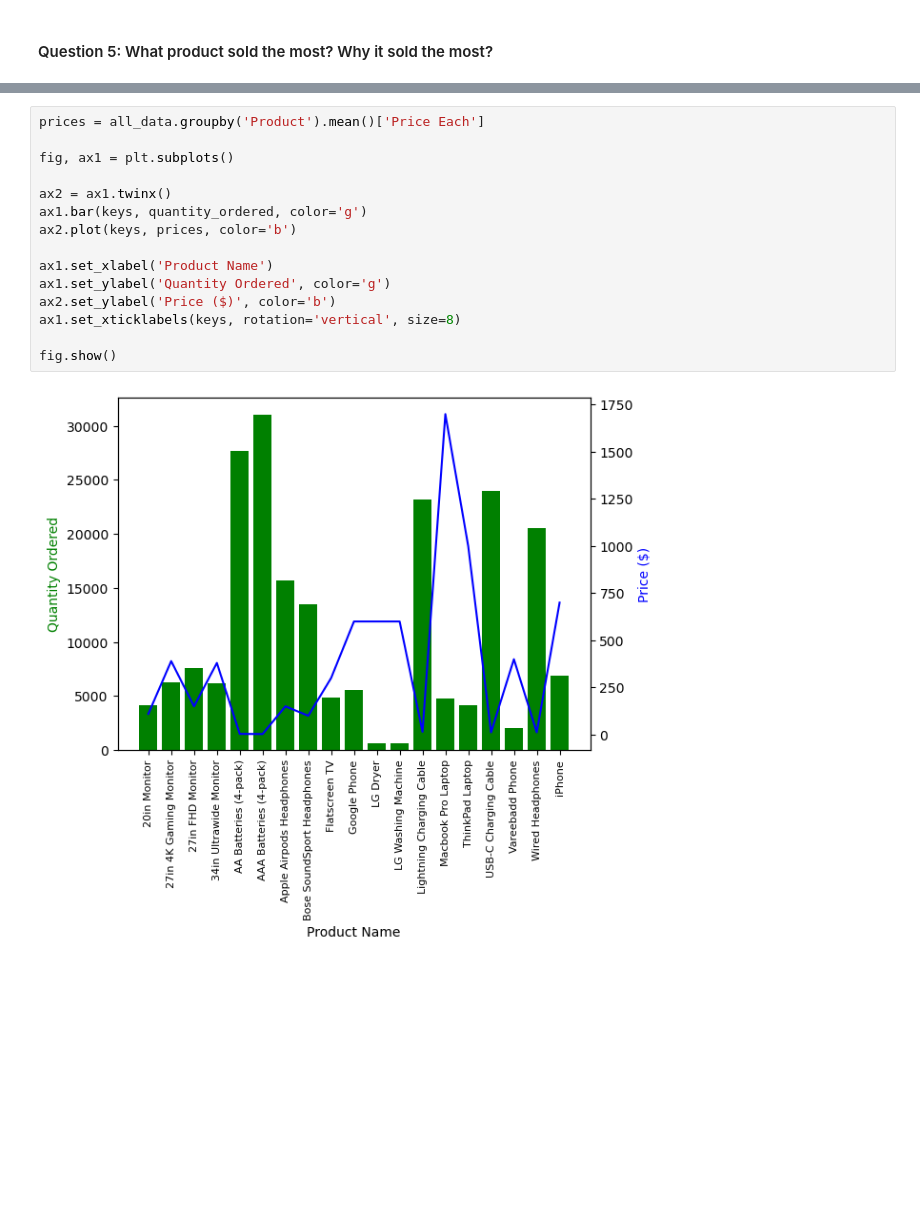
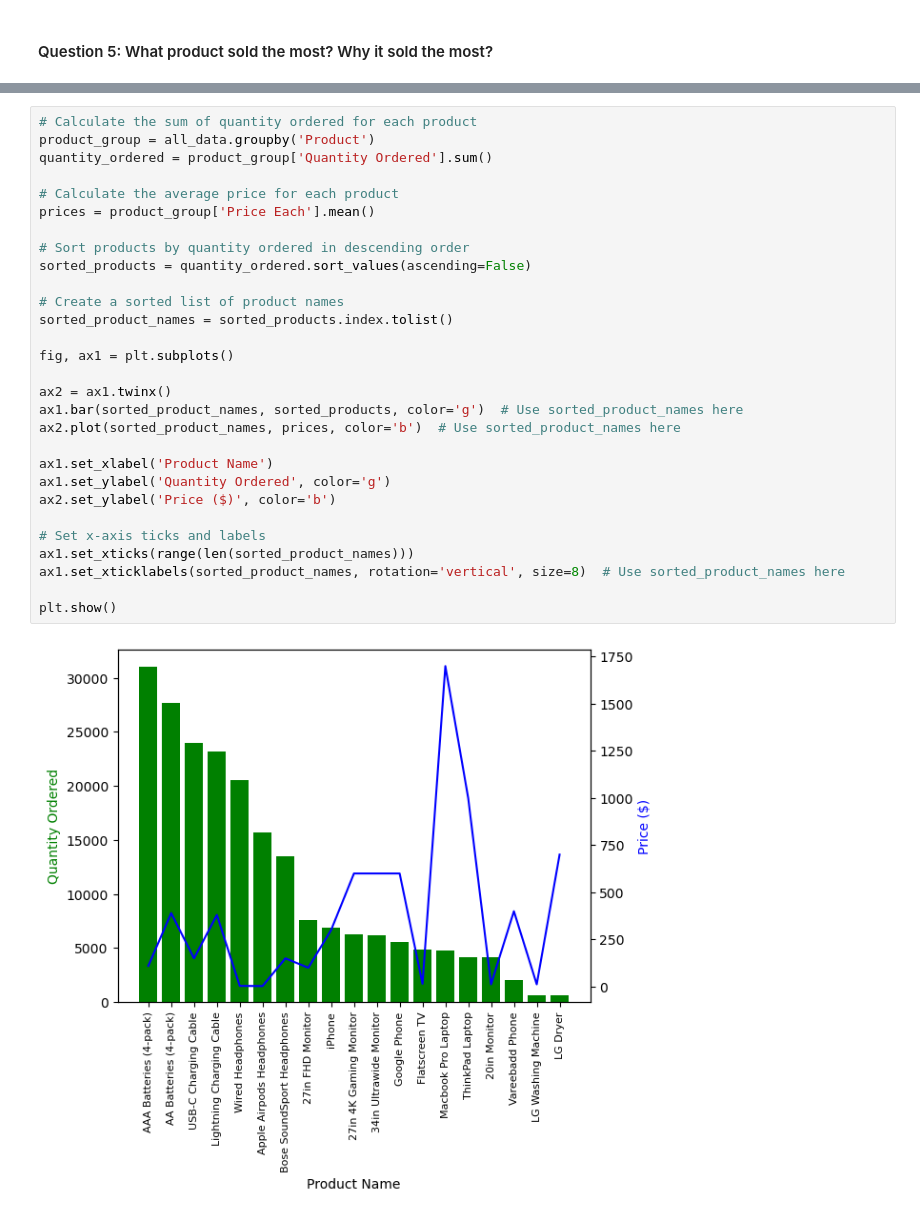
Before and after one commit to PhanHoNhatMinh/Python_Sales_Analysis, a Jupyter notebook: Sales Analysis Project.ipynb, the cells around one changed output, grey strips where cells are left out. Cells and saved outputs as stored; diff of their text form; blank space fills up the shorter version.

```diff
--- a/Sales Analysis Project.ipynb
+++ b/Sales Analysis Project.ipynb
@@ -290,17 +318,31 @@ plt.show()
 # %%
-prices = all_data.groupby('Product').mean()['Price Each']
+# Calculate the sum of quantity ordered for each product
+product_group = all_data.groupby('Product')
+quantity_ordered = product_group['Quantity Ordered'].sum()
+
+# Calculate the average price for each product
+prices = product_group['Price Each'].mean()
+
+# Sort products by quantity ordered in descending order
+sorted_products = quantity_ordered.sort_values(ascending=False)
+
+# Create a sorted list of product names
+sorted_product_names = sorted_products.index.tolist()
 
 fig, ax1 = plt.subplots()
 
 ax2 = ax1.twinx()
-ax1.bar(keys, quantity_ordered, color='g')
-ax2.plot(keys, prices, color='b')
+ax1.bar(sorted_product_names, sorted_products, color='g')  # Use sorted_product_names here
+ax2.plot(sorted_product_names, prices, color='b')  # Use sorted_product_names here
 
 ax1.set_xlabel('Product Name')
 ax1.set_ylabel('Quantity Ordered', color='g')
 ax2.set_ylabel('Price ($)', color='b')
-ax1.set_xticklabels(keys, rotation='vertical', size=8)
 
-fig.show()
+# Set x-axis ticks and labels
+ax1.set_xticks(range(len(sorted_product_names)))
+ax1.set_xticklabels(sorted_product_names, rotation='vertical', size=8)  # Use sorted_product_names here
+
+plt.show()
 # %% [output]
-[figure, old version]
+[figure, new version]
```
Also changed, not shown: parts of 8 cells of this notebook.
